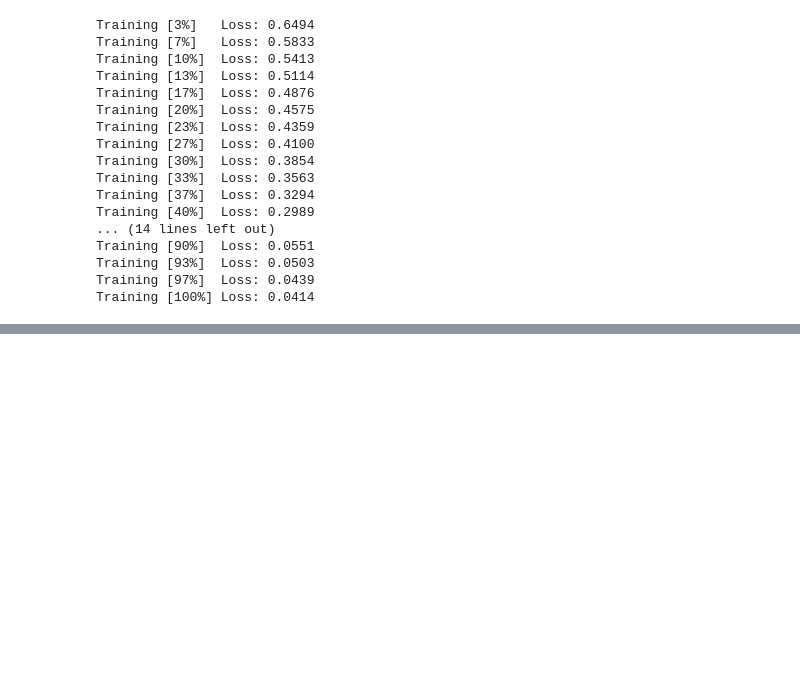
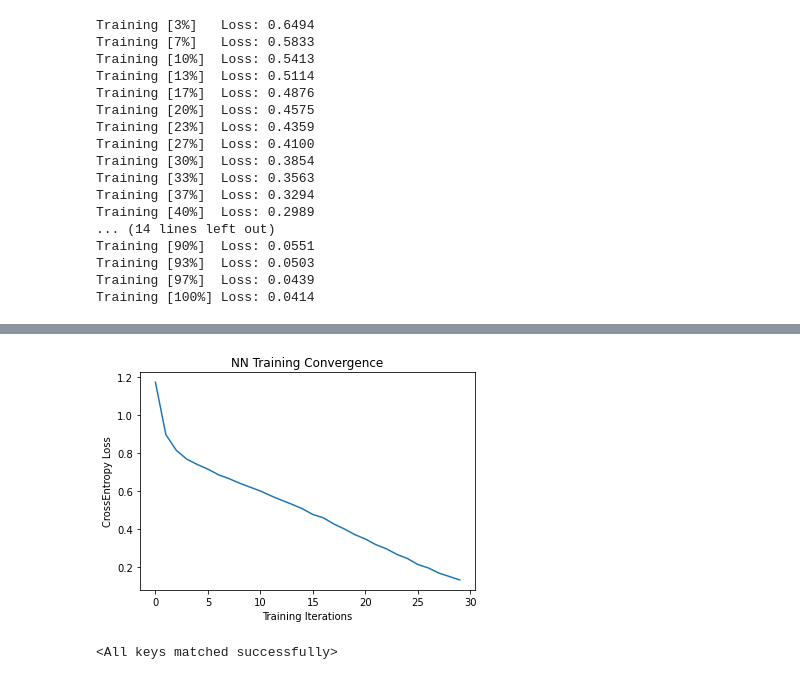
Before and after one commit to agrzheng/qiskit, a Jupyter notebook: normalNN/cifar10-pos.ipynb, the cells around one changed output, grey strips where cells are left out. Cells and saved outputs as stored; diff of their text form; code cells hidden in the pictures; blank space fills up the shorter version.

```diff
--- a/normalNN/cifar10-pos.ipynb
+++ b/normalNN/cifar10-pos.ipynb
@@ -244,0 +284,15 @@ torch.save(model4.state_dict(), "./models/normal-cifar10_poisonedmdl.pt")
+# %%
+idx = []
+for targets in range(4):
+    classes = np.where(X_train.targets == targets)[0]
+    idx = np.append(idx,random.choices(classes,k = n_samples))
+idx = idx.astype(int)
+# print(idx)
+X_train.data = X_train.data[idx]
+X_train.targets = X_train.targets[idx]
+
+# Define torch dataloader with filtered data
+train_loader = DataLoader(X_train,shuffle=True)
+# %%
+X_train.targets = Tensor(X_train.targets).long()
+train_loader = DataLoader(X_train, shuffle=True)
@@ -244,0 +301,23 @@ torch.save(model4.state_dict(), "./models/normal-cifar10_poisonedmdl.pt")
+# %%
+# Define model, optimizer, and loss function
+# optimizer = optim.Adam(model4.parameters(), lr=0.1)
+optimizer = optim.Adam(model4.parameters(), lr=0.0001)
+loss_func = CrossEntropyLoss()
+
+# Start training
+epochs = 30  # Set number of epochs
+loss_list = []  # Store loss history
+model4.train()  # Set model to training mode
+
+for epoch in range(epochs):
+    total_loss = []
+    for batch_idx, (data, target) in enumerate(train_loader):
+        optimizer.zero_grad(set_to_none=True)  # Initialize gradient
+        output = model4(data)  # Forward pass
+        # print("out")
+        loss = loss_func(output, target)  # Calculate loss
+        loss.backward()  # Backward pass
+        optimizer.step()  # Optimize weights
+        total_loss.append(loss.item())  # Store loss
+    loss_list.append(sum(total_loss) / len(total_loss))
+    print("Training [{:.0f}%]\tLoss: {:.4f}".format(100.0 * (epoch + 1) / epochs, loss_list[-1]))
@@ -244,0 +342,8 @@ torch.save(model4.state_dict(), "./models/normal-cifar10_poisonedmdl.pt")
+# %%
+plt.plot(loss_list)
+plt.title("NN Training Convergence")
+plt.xlabel("Training Iterations")
+plt.ylabel("CrossEntropy Loss")
+plt.show()
+# %% [output]
+[figure, added]
@@ -244,0 +352,5 @@ torch.save(model4.state_dict(), "./models/normal-cifar10_poisonedmdl.pt")
+# %%
+model5 = Net()
+model5.load_state_dict(torch.load("./models/normal-cifar10_mdl.pt"))
+# %% [output]
+<All keys matched successfully>
```
Also changed, not shown: parts of 21 cells of this notebook, 11 other files.
